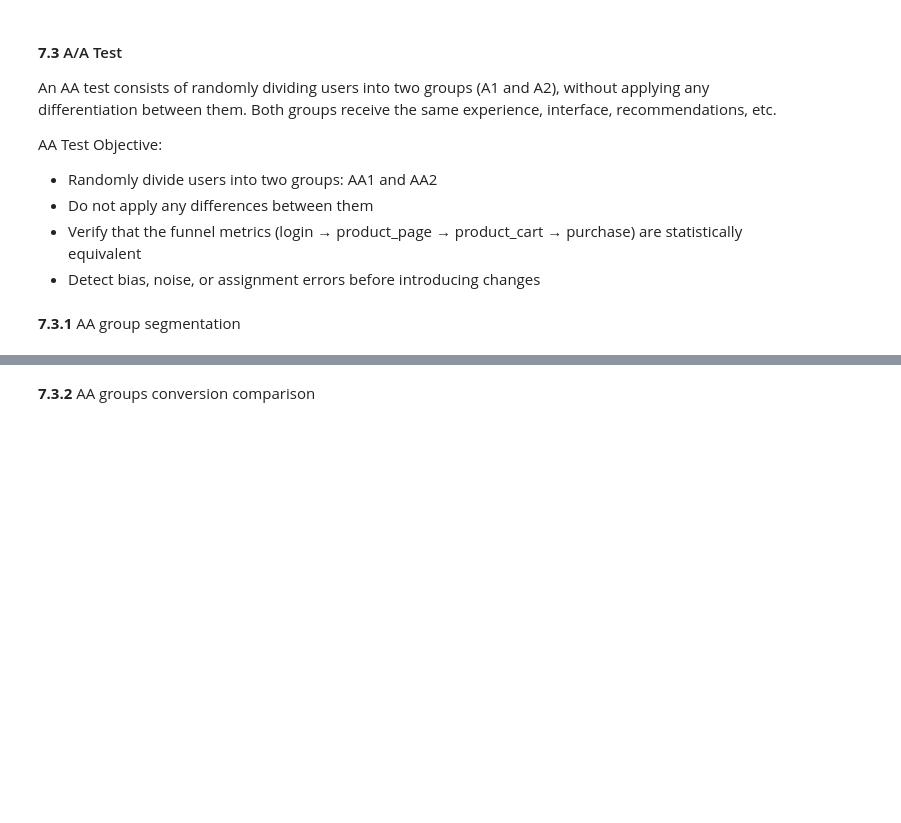
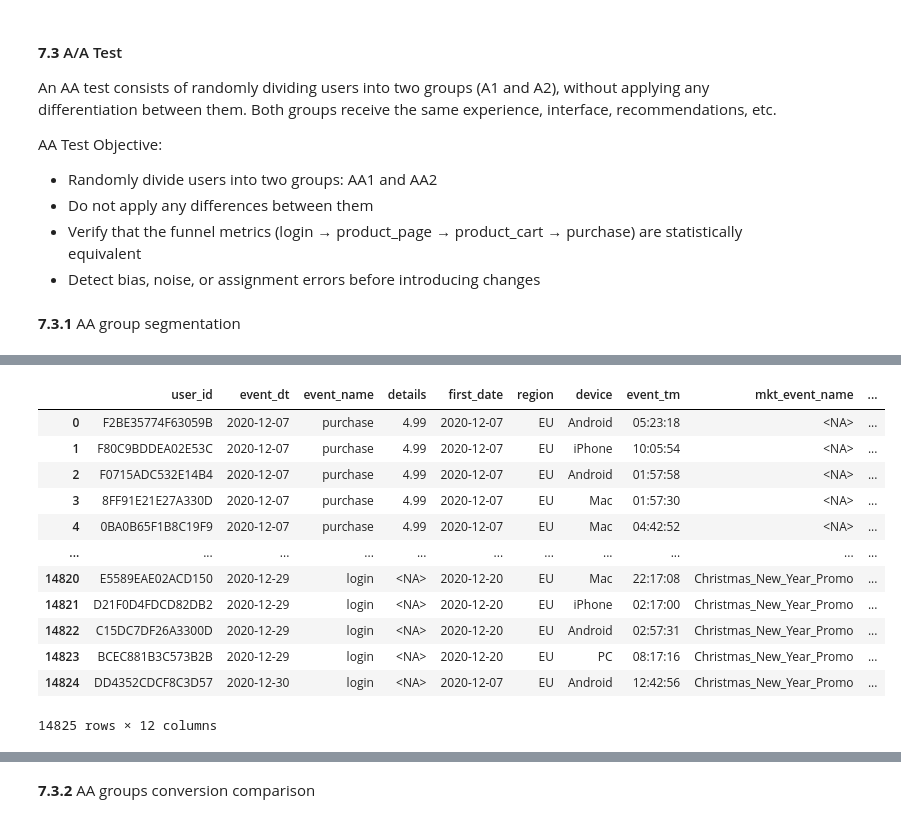
Before and after one commit to LuisPastranaLemus/P-20251014_Tripleten_FinalProject, a Jupyter notebook: notebooks/00-2_AB_test_guided_analysis_foundations.ipynb, the cells around one changed output, grey strips where cells are left out. Cells and saved outputs as stored; diff of their text form; code cells hidden in the pictures; blank space fills up the shorter version.

```diff
--- a/notebooks/00-2_AB_test_guided_analysis_foundations.ipynb
+++ b/notebooks/00-2_AB_test_guided_analysis_foundations.ipynb
@@ -1073,7 +1080,7 @@ AA Test Objective:
 **7.3.1** AA group segmentation
 # %%
 # Assign AA1 or AA2 group
-df_users_aa_base = df_users_group_a.sort_values(by='user_id').reset_index(drop=True)
+df_users_aa_base = df_users_group_a.copy()
 df_users_aa_base
 # %% [output]
 |  | user_id | event_dt | event_name | details | first_date | region | device | event_tm | mkt_event_name | ... |
@@ -1139,0 +1136,18 @@ array(['818AEF8DE8B21EA7', '81AD59E23B9825CE', '81AE85FD2E4A0B25', ...,
+# %%
+# Add the aa_group data for each user
+df_users_aa_base = df_users_aa_base.merge(unique_users, on='user_id', how='left')
+df_users_aa_base
+# %% [output]
+|  | user_id | event_dt | event_name | details | first_date | region | device | event_tm | mkt_event_name | ... |
+| 0 | F2BE35774F63059B | 2020-12-07 | purchase | 4.99 | 2020-12-07 | EU | Android | 05:23:18 | <NA> | ... |
+| 1 | F80C9BDDEA02E53C | 2020-12-07 | purchase | 4.99 | 2020-12-07 | EU | iPhone | 10:05:54 | <NA> | ... |
+| 2 | F0715ADC532E14B4 | 2020-12-07 | purchase | 4.99 | 2020-12-07 | EU | Android | 01:57:58 | <NA> | ... |
+| 3 | 8FF91E21E27A330D | 2020-12-07 | purchase | 4.99 | 2020-12-07 | EU | Mac | 01:57:30 | <NA> | ... |
+| 4 | 0BA0B65F1B8C19F9 | 2020-12-07 | purchase | 4.99 | 2020-12-07 | EU | Mac | 04:42:52 | <NA> | ... |
+| ... | ... | ... | ... | ... | ... | ... | ... | ... | ... | ... |
+| 14820 | E5589EAE02ACD150 | 2020-12-29 | login | <NA> | 2020-12-20 | EU | Mac | 22:17:08 | Christmas_New_Year_Promo | ... |
+| 14821 | D21F0D4FDCD82DB2 | 2020-12-29 | login | <NA> | 2020-12-20 | EU | iPhone | 02:17:00 | Christmas_New_Year_Promo | ... |
+| 14822 | C15DC7DF26A3300D | 2020-12-29 | login | <NA> | 2020-12-20 | EU | Android | 02:57:31 | Christmas_New_Year_Promo | ... |
+| 14823 | BCEC881B3C573B2B | 2020-12-29 | login | <NA> | 2020-12-20 | EU | PC | 08:17:16 | Christmas_New_Year_Promo | ... |
+| 14824 | DD4352CDCF8C3D57 | 2020-12-30 | login | <NA> | 2020-12-07 | EU | Android | 12:42:56 | Christmas_New_Year_Promo | ... |
+14825 rows × 12 columns
```
Also changed, not shown: parts of 56 cells of this notebook, 1 other file.
